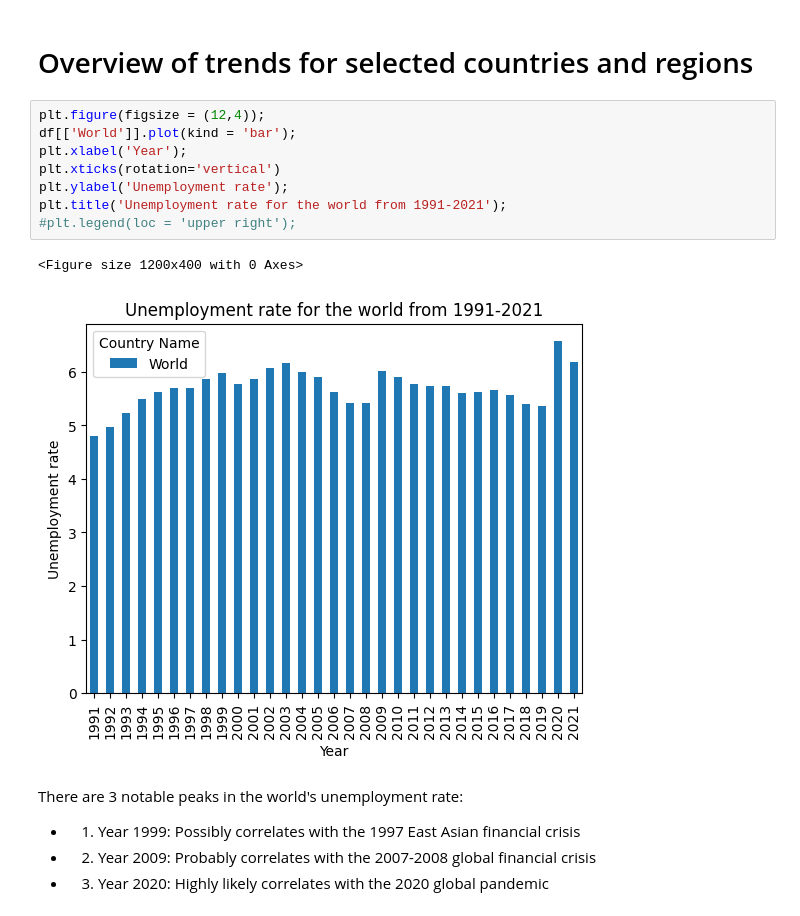
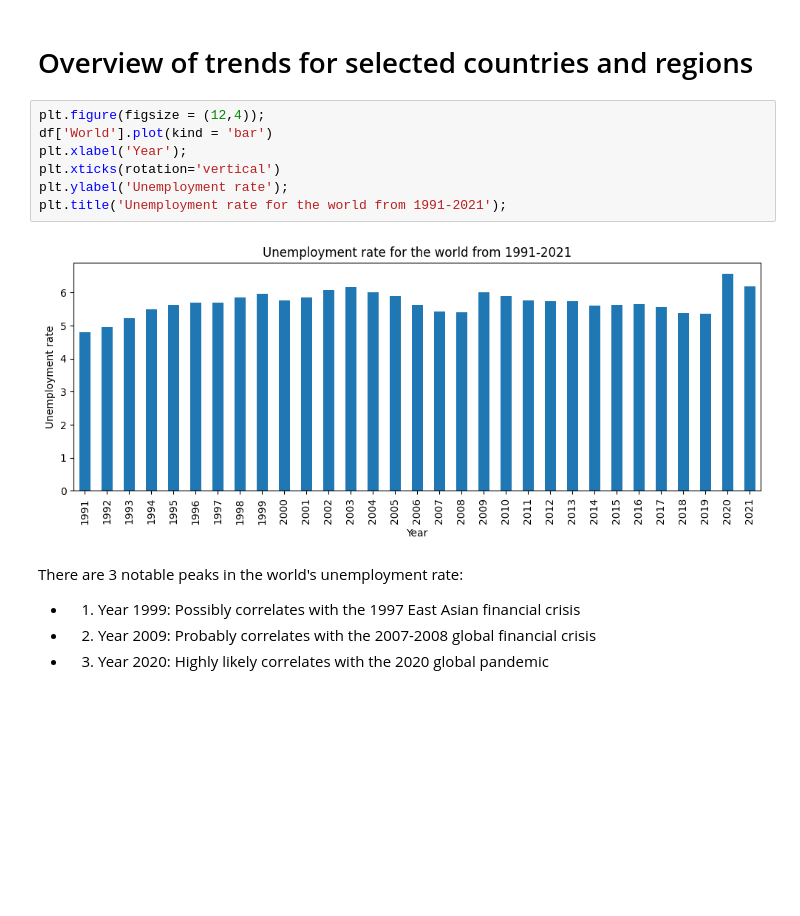
Before and after one commit to lorrespz/Kaggle_Data_Analysis_Projects, a Jupyter notebook: world-unemployment-trend-1991-2021.ipynb, the cells around one changed output. Cells and saved outputs as stored; diff of their text form; blank space fills up the shorter version.

Commit message:
Kaggle Notebook | World Unemployment Trend: 1991 - 2021 | Version 8

```diff
--- a/world-unemployment-trend-1991-2021.ipynb
+++ b/world-unemployment-trend-1991-2021.ipynb
@@ -104,15 +106,13 @@ df_in = df[income]
 # Overview of trends for selected countries and regions
 # %%
 plt.figure(figsize = (12,4));
-df[['World']].plot(kind = 'bar');
+df['World'].plot(kind = 'bar')
 plt.xlabel('Year');
 plt.xticks(rotation='vertical')
 plt.ylabel('Unemployment rate');
 plt.title('Unemployment rate for the world from 1991-2021');
-#plt.legend(loc = 'upper right');
 # %% [output]
-<Figure size 1200x400 with 0 Axes>
-[figure, old version]
+[figure, new version]
 # %% [markdown]
 There are 3 notable peaks in the world's unemployment rate:
 - 1. Year 1999: Possibly correlates with the 1997 East Asian financial crisis
```
Also changed, not shown: parts of 5 cells of this notebook.
